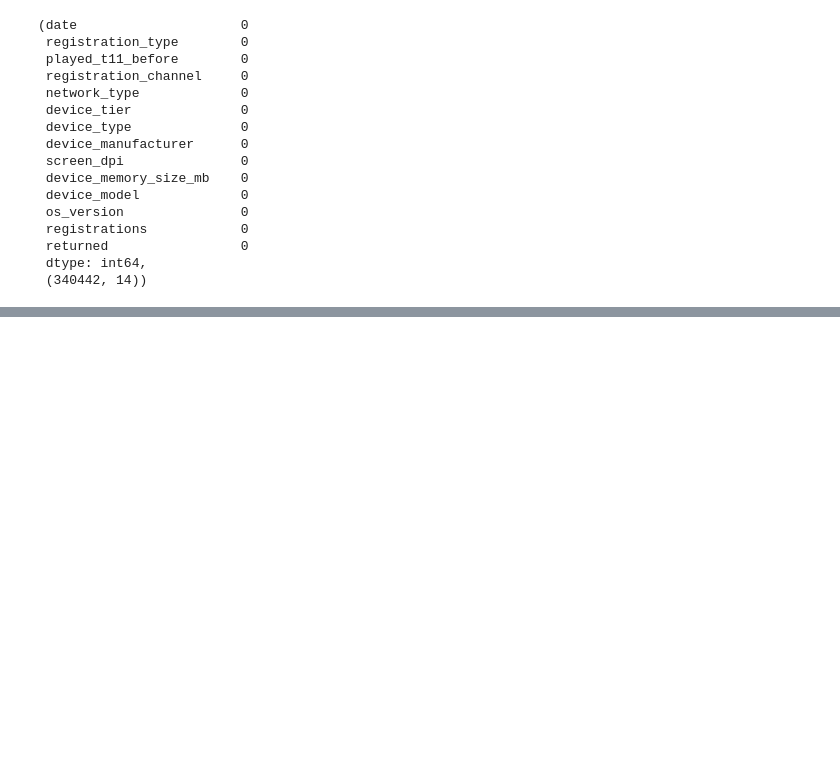
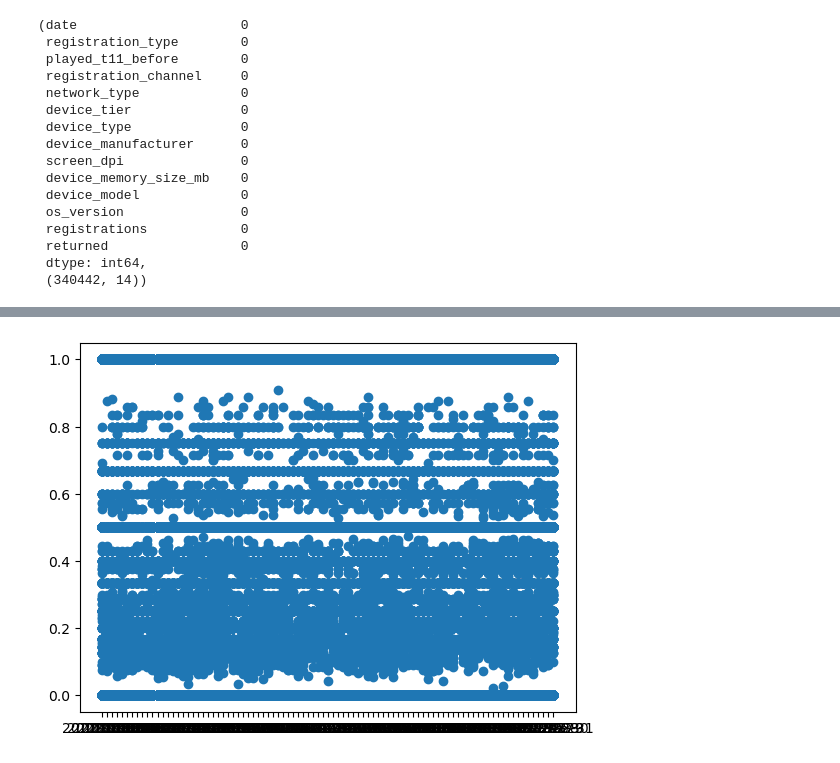
Before and after one commit to alexiandra97/T11-ML-project, a Jupyter notebook: T11-Machine-learning-model.ipynb, the cells around one changed output, grey strips where cells are left out. Cells and saved outputs as stored; diff of their text form; code cells hidden in the pictures; blank space fills up the shorter version.

```diff
--- a/T11-Machine-learning-model.ipynb
+++ b/T11-Machine-learning-model.ipynb
@@ -318,0 +383,5 @@ df.tail()
+# %%
+fig, ax = plt.subplots()
+ax.scatter(df_train.date, (df_train.returned/df_train.registrations));
+# %% [output]
+[figure, added]
```
Also changed, not shown: parts of 42 cells of this notebook.
